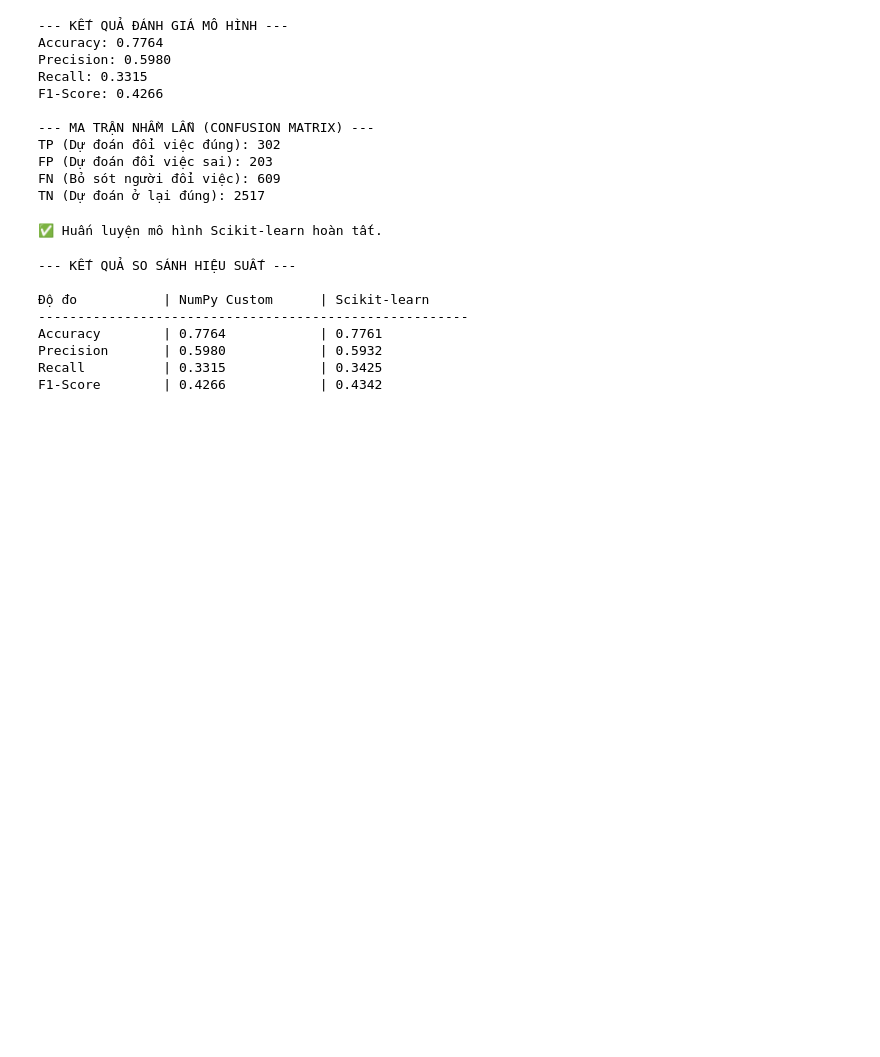
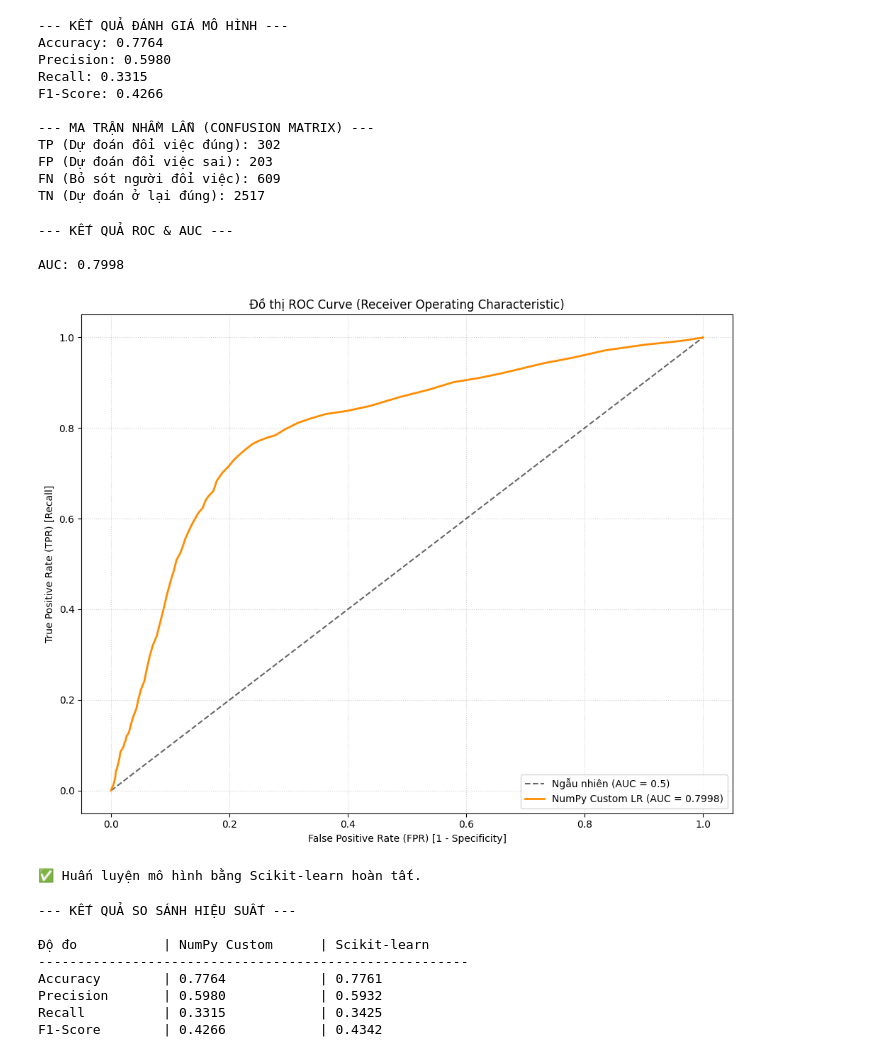
Before and after one commit to CrossManger/NUMPY-FOR-DATA-SCIENCE, a Jupyter notebook: notebooks/03_modeling.ipynb, the cells around one changed output. Saved outputs shown, nothing was run; the diff lists cells and outputs as text; code cells hidden in the pictures; blank space fills up the shorter version.

Commit message:
<update> models

```diff
--- a/notebooks/03_modeling.ipynb
+++ b/notebooks/03_modeling.ipynb
@@ -70,9 +68,34 @@ TP (Dự đoán đổi việc đúng): 302
 FP (Dự đoán đổi việc sai): 203
 FN (Bỏ sót người đổi việc): 609
 TN (Dự đoán ở lại đúng): 2517
+# %%
+y_proba_custom = model.predict_proba(X_test)
+
+fpr_np, tpr_np, auc_np = calculate_roc_auc_numpy(y_test, y_proba_custom)
+
+print("\n--- KẾT QUẢ ROC & AUC ---\n")
+print(f"AUC: {auc_np:.4f}")
+
+plt.figure(figsize=(10, 8))
+
+plt.plot([0, 1], [0, 1], 'k--', label='Ngẫu nhiên (AUC = 0.5)', alpha=0.6)
+
+plt.plot(fpr_np, tpr_np, label=f'NumPy Custom LR (AUC = {auc_np:.4f})', color='darkorange', linewidth=2)
+
+plt.xlabel('False Positive Rate (FPR) [1 - Specificity]')
+plt.ylabel('True Positive Rate (TPR) [Recall]')
+plt.title('Đồ thị ROC Curve (Receiver Operating Characteristic)')
+plt.legend(loc='lower right')
+plt.grid(True, linestyle=':', alpha=0.6)
+plt.tight_layout()
+plt.show()
+# %% [output]
+--- KẾT QUẢ ROC & AUC ---
+
+AUC: 0.7998
+[figure, added]
 # %%
 from sklearn.linear_model import LogisticRegression
-from sklearn.metrics import accuracy_score, precision_score, recall_score, f1_score
 
 sk_model = LogisticRegression(
     solver='liblinear',
@@ -83,10 +106,10 @@ sk_model = LogisticRegression(
 
 sk_model.fit(X_train, y_train.flatten())
 
-print("✅ Huấn luyện mô hình bằng Scikit-learn hoàn tất.")
+print("\n✅ Huấn luyện mô hình bằng Scikit-learn hoàn tất.")
 
 # Dự đoán trên tập kiểm tra
 y_pred_sk = sk_model.predict(X_test)
 # %% [output]
-✅ Huấn luyện mô hình Scikit-learn hoàn tất.
+✅ Huấn luyện mô hình bằng Scikit-learn hoàn tất.
 # %%
```
Also changed, not shown: parts of 5 cells of this notebook, 1 other file.
